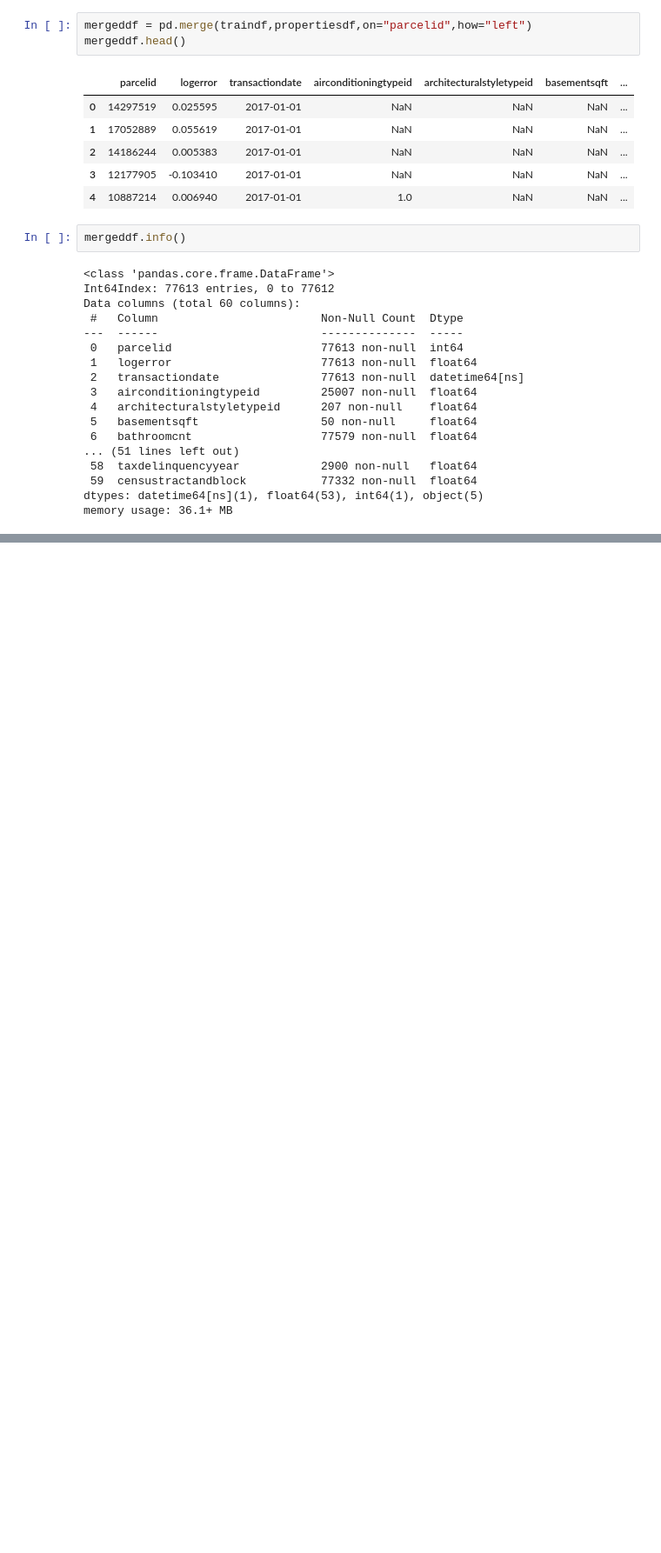
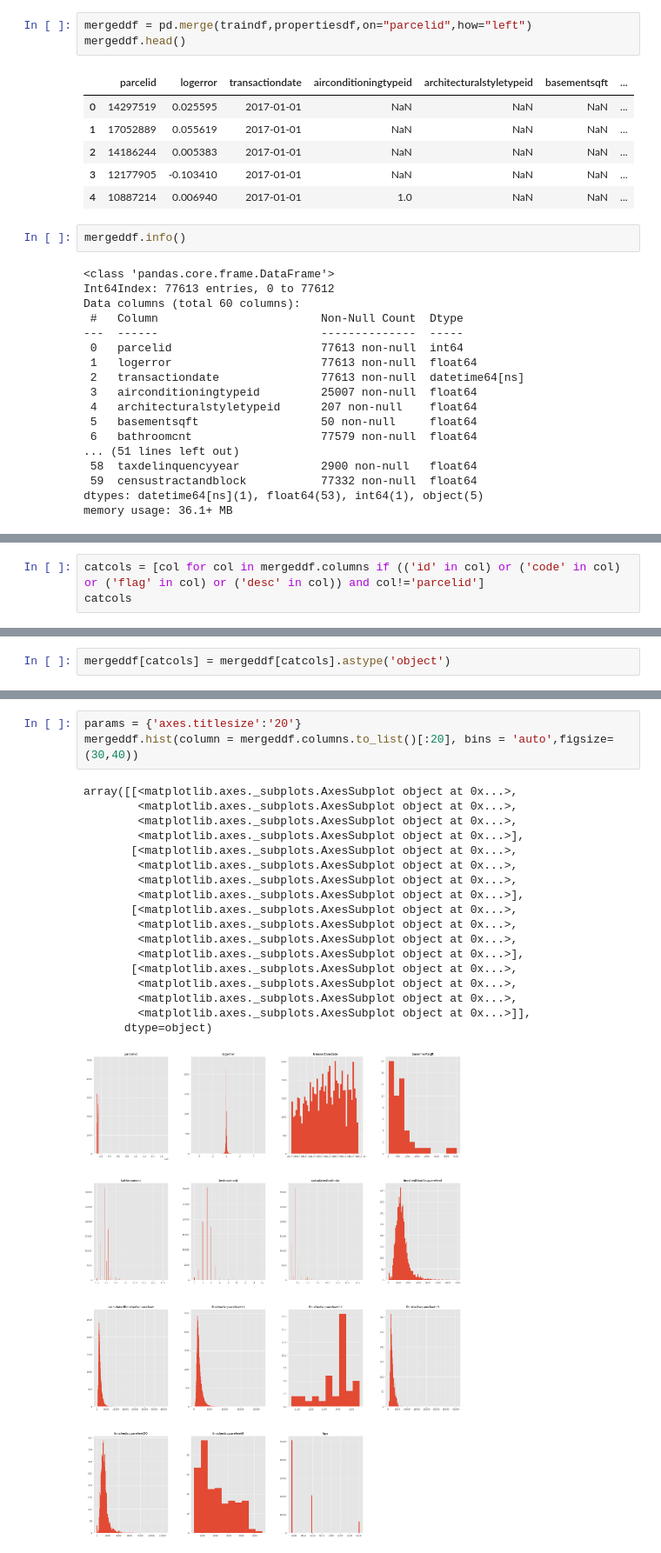
Before and after one commit to TwistedMat/Zillow-Zestimate-Regression, a Jupyter notebook: ZillowZestimate.ipynb, the cells around one changed output, grey strips where cells are left out. Shown at 87% size. Cells and saved outputs as stored; diff of their text form; blank space fills up the shorter version.

```diff
--- a/ZillowZestimate.ipynb
+++ b/ZillowZestimate.ipynb
@@ -68,0 +99,3 @@ mergeddf.describe()
+# %%
+catcols = [col for col in mergeddf.columns if (('id' in col) or ('code' in col) or ('flag' in col) or ('desc' in col)) and col!='parcelid']
+catcols
@@ -68,0 +123,2 @@ mergeddf.describe()
+# %%
+mergeddf[catcols] = mergeddf[catcols].astype('object')
@@ -68,0 +171,22 @@ mergeddf.describe()
+# %%
+params = {'axes.titlesize':'20'}
+mergeddf.hist(column = mergeddf.columns.to_list()[:20], bins = 'auto',figsize=(30,40))
+# %% [output]
+array([[<matplotlib.axes._subplots.AxesSubplot object at 0x...>,
+        <matplotlib.axes._subplots.AxesSubplot object at 0x...>,
+        <matplotlib.axes._subplots.AxesSubplot object at 0x...>,
+        <matplotlib.axes._subplots.AxesSubplot object at 0x...>],
+       [<matplotlib.axes._subplots.AxesSubplot object at 0x...>,
+        <matplotlib.axes._subplots.AxesSubplot object at 0x...>,
+        <matplotlib.axes._subplots.AxesSubplot object at 0x...>,
+        <matplotlib.axes._subplots.AxesSubplot object at 0x...>],
+       [<matplotlib.axes._subplots.AxesSubplot object at 0x...>,
+        <matplotlib.axes._subplots.AxesSubplot object at 0x...>,
+        <matplotlib.axes._subplots.AxesSubplot object at 0x...>,
+        <matplotlib.axes._subplots.AxesSubplot object at 0x...>],
+       [<matplotlib.axes._subplots.AxesSubplot object at 0x...>,
+        <matplotlib.axes._subplots.AxesSubplot object at 0x...>,
+        <matplotlib.axes._subplots.AxesSubplot object at 0x...>,
+        <matplotlib.axes._subplots.AxesSubplot object at 0x...>]],
+      dtype=object)
+[figure, added]
```
Also changed, not shown: parts of 25 cells of this notebook.
